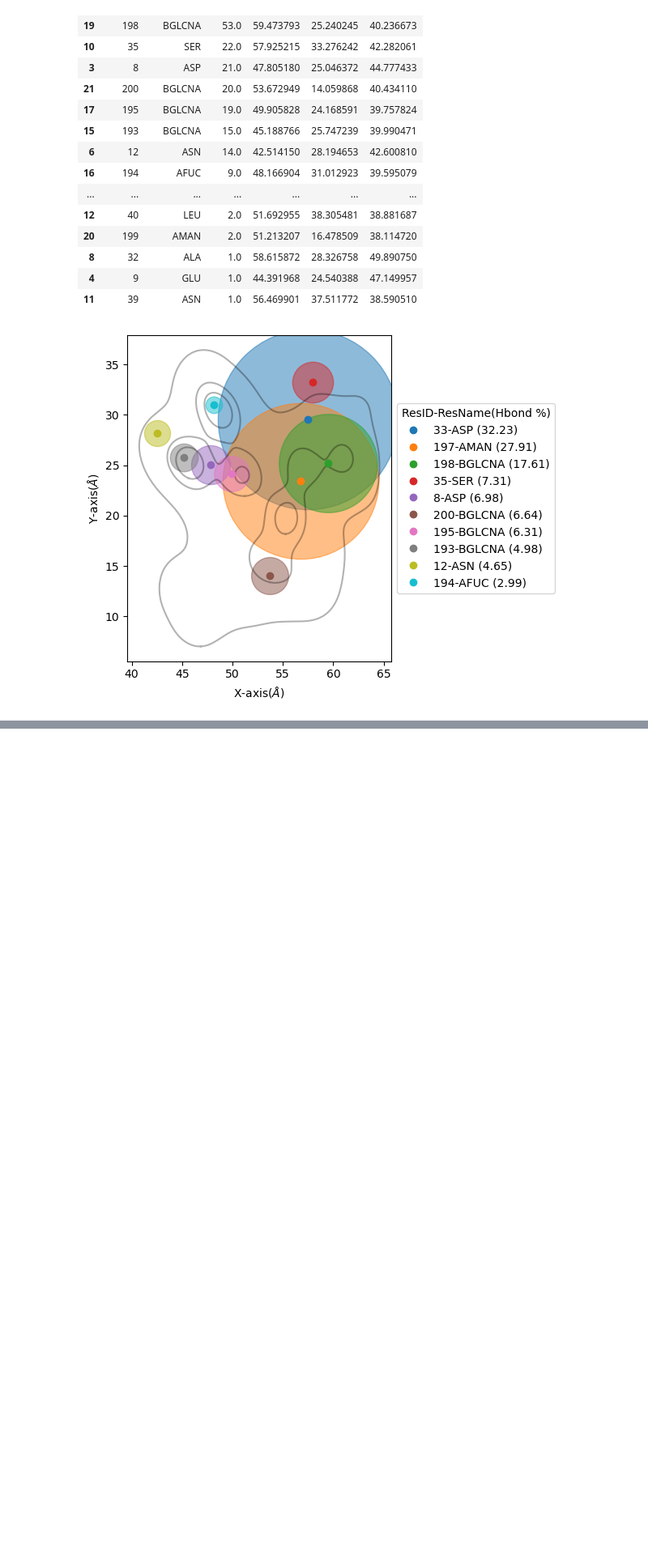
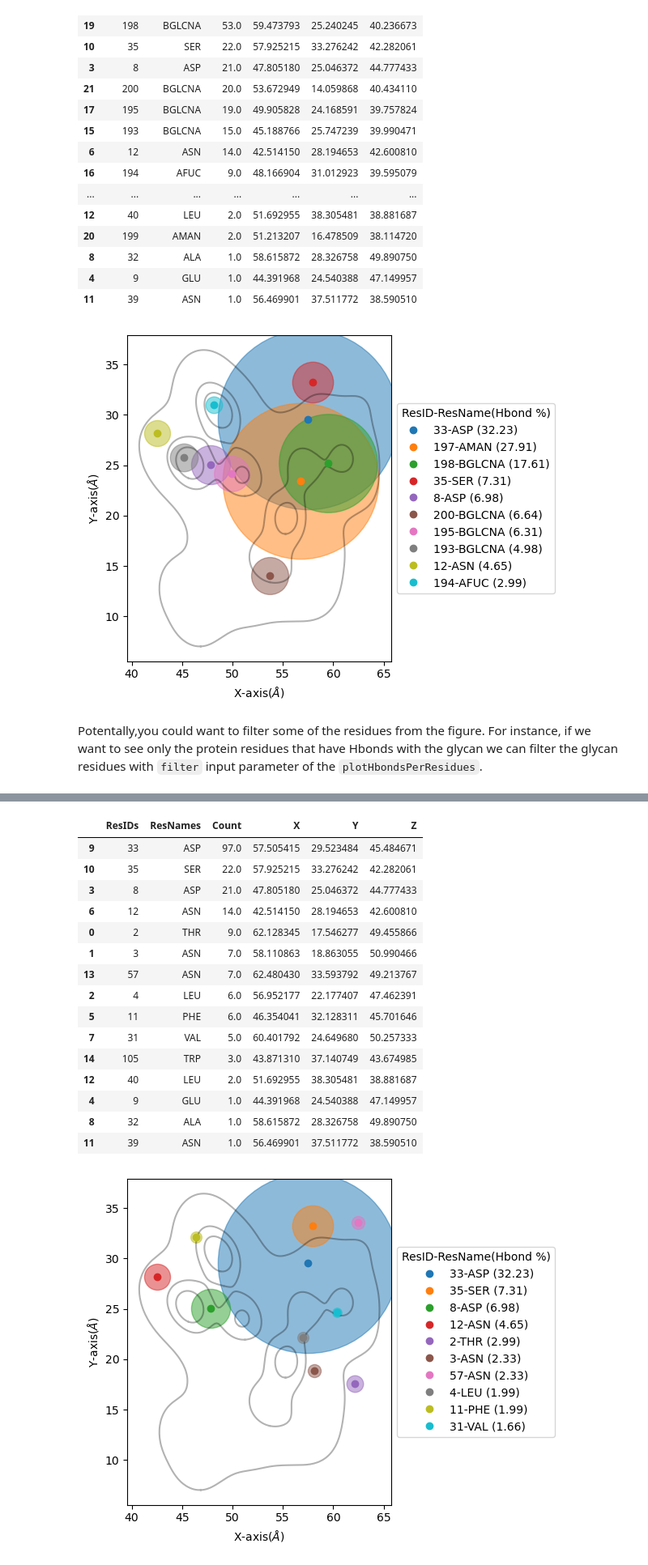
Before and after one commit to pyF4all/2DanalysisTutorials, a Jupyter notebook: BioPolymer2D/BioPolymer2D_Tutorial.ipynb, the cells around one changed output, grey strips where cells are left out. Shown at 81% size. Saved outputs shown, nothing was run; the diff lists cells and outputs as text; code cells hidden in the pictures; blank space fills up the shorter version.

```diff
--- a/BioPolymer2D/BioPolymer2D_Tutorial.ipynb
+++ b/BioPolymer2D/BioPolymer2D_Tutorial.ipynb
@@ -702,3 +704,8 @@ There are 10 levels in the KDE.
 | 4 | 9 | GLU | 1.0 | 44.391968 | 24.540388 | 47.149957 |
 | 11 | 39 | ASN | 1.0 | 56.469901 | 37.511772 | 38.590510 |
 [figure]
+# %% [markdown]
+Potentally,you could want to filter some of the residues from the figure. For instance, if we want to see only the protein residues that have Hbonds with the glycan we can filter the glycan residues with `filter` input parameter of the `plotHbondsPerResidues`.
+# %%
+ag_biopol.plotHbondsPerResidues(paths,contour_lvls_to_plot=[0,5,8],top=10, print_table=True, filter=['AMAN','BMAN','BGLCNA','AFUC'])
+# %% [output]
@@ -704,0 +729,17 @@ There are 10 levels in the KDE.
+|  | ResIDs | ResNames | Count | X | Y | Z |
+| 9 | 33 | ASP | 97.0 | 57.505415 | 29.523484 | 45.484671 |
+| 10 | 35 | SER | 22.0 | 57.925215 | 33.276242 | 42.282061 |
+| 3 | 8 | ASP | 21.0 | 47.805180 | 25.046372 | 44.777433 |
+| 6 | 12 | ASN | 14.0 | 42.514150 | 28.194653 | 42.600810 |
+| 0 | 2 | THR | 9.0 | 62.128345 | 17.546277 | 49.455866 |
+| 1 | 3 | ASN | 7.0 | 58.110863 | 18.863055 | 50.990466 |
+| 13 | 57 | ASN | 7.0 | 62.480430 | 33.593792 | 49.213767 |
+| 2 | 4 | LEU | 6.0 | 56.952177 | 22.177407 | 47.462391 |
+| 5 | 11 | PHE | 6.0 | 46.354041 | 32.128311 | 45.701646 |
+| 7 | 31 | VAL | 5.0 | 60.401792 | 24.649680 | 50.257333 |
+| 14 | 105 | TRP | 3.0 | 43.871310 | 37.140749 | 43.674985 |
+| 12 | 40 | LEU | 2.0 | 51.692955 | 38.305481 | 38.881687 |
+| 4 | 9 | GLU | 1.0 | 44.391968 | 24.540388 | 47.149957 |
+| 8 | 32 | ALA | 1.0 | 58.615872 | 28.326758 | 49.890750 |
+| 11 | 39 | ASN | 1.0 | 56.469901 | 37.511772 | 38.590510 |
+[figure, added]
```
Also changed, not shown: parts of 6 cells of this notebook.
